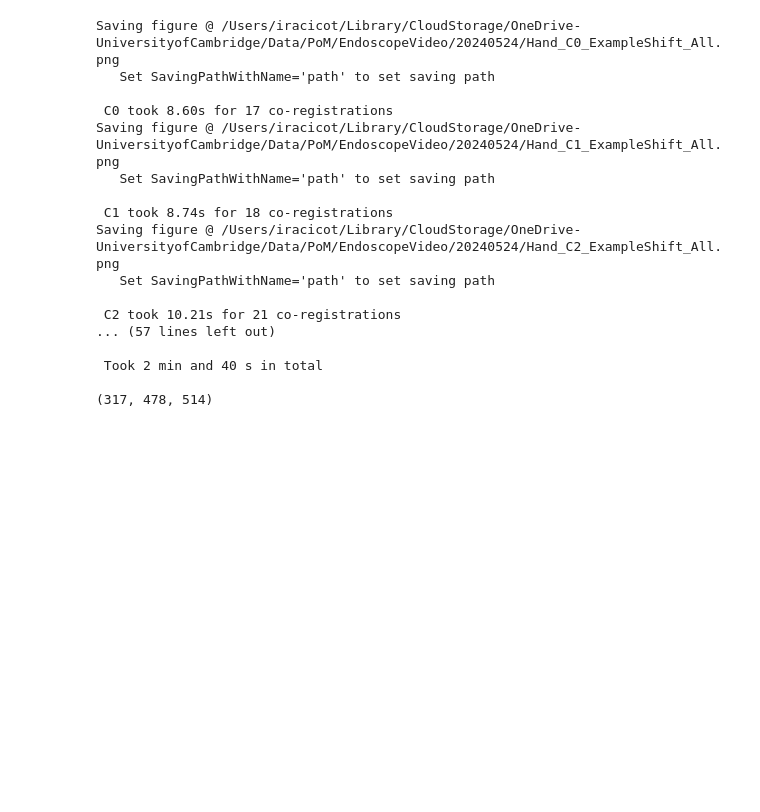
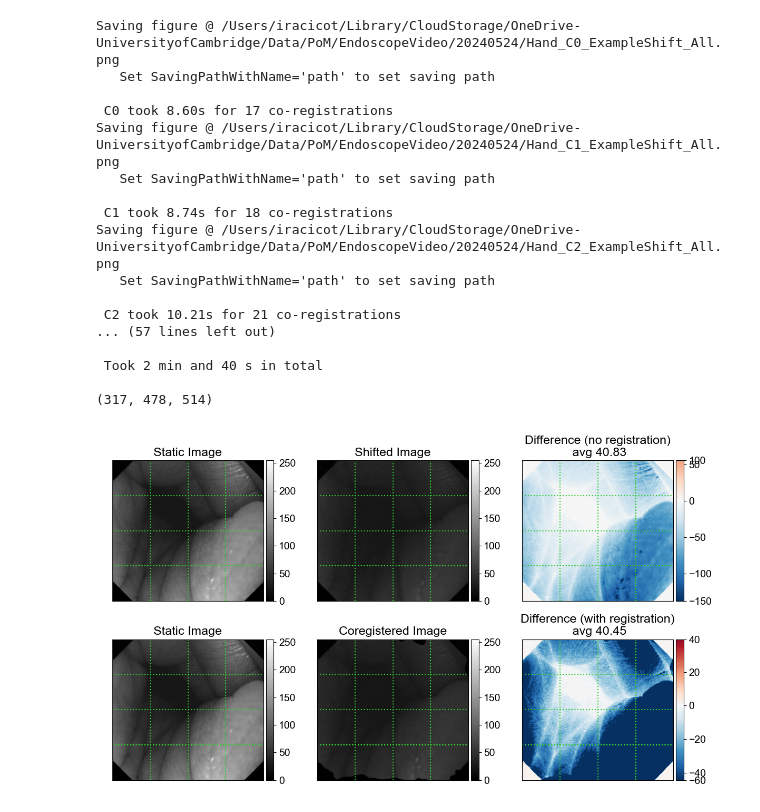
Before and after one commit to YzaboRa/HySE_CoRegistration, a Jupyter notebook: CoRegistration_HandTest.ipynb, the cells around one changed output. Saved outputs shown, nothing was run; the diff lists cells and outputs as text; code cells hidden in the pictures; blank space fills up the shorter version.

```diff
--- a/CoRegistration_HandTest.ipynb
+++ b/CoRegistration_HandTest.ipynb
@@ -590,0 +583,21 @@ Now getting rid of
+# %%
+"""
+
+
+Now try to account for different illuminations
+
+
+"""
+
+c0 = 1
+n0 = 8
+c = 2
+n = 8
+im_static = DataAllC[c0][n0,:,:]
+im_shifted = DataAllC[c][n,:,:]
+
+
+im_coregistered, shift_val, time_taken = CoRegisterImages(im_static, im_shifted)
+PlotCoRegistered(im_static, im_shifted, im_coregistered, ShowPlot=True, SavePlot=False)
+# %% [output]
+[figure, added]
```
Also changed, not shown: parts of 8 cells of this notebook, 1 other file.
